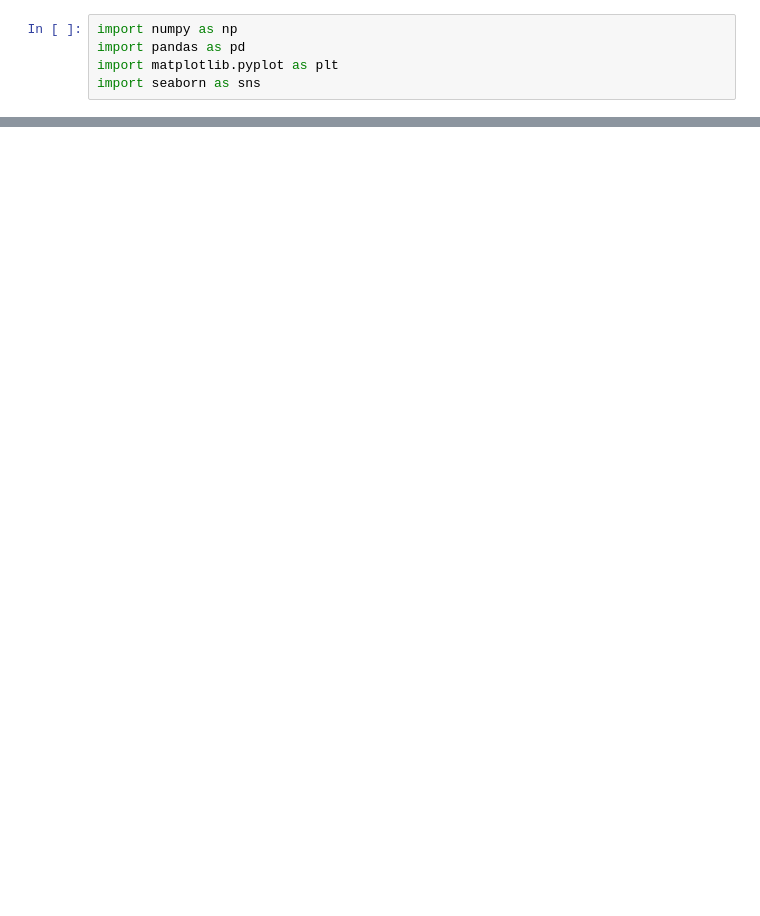
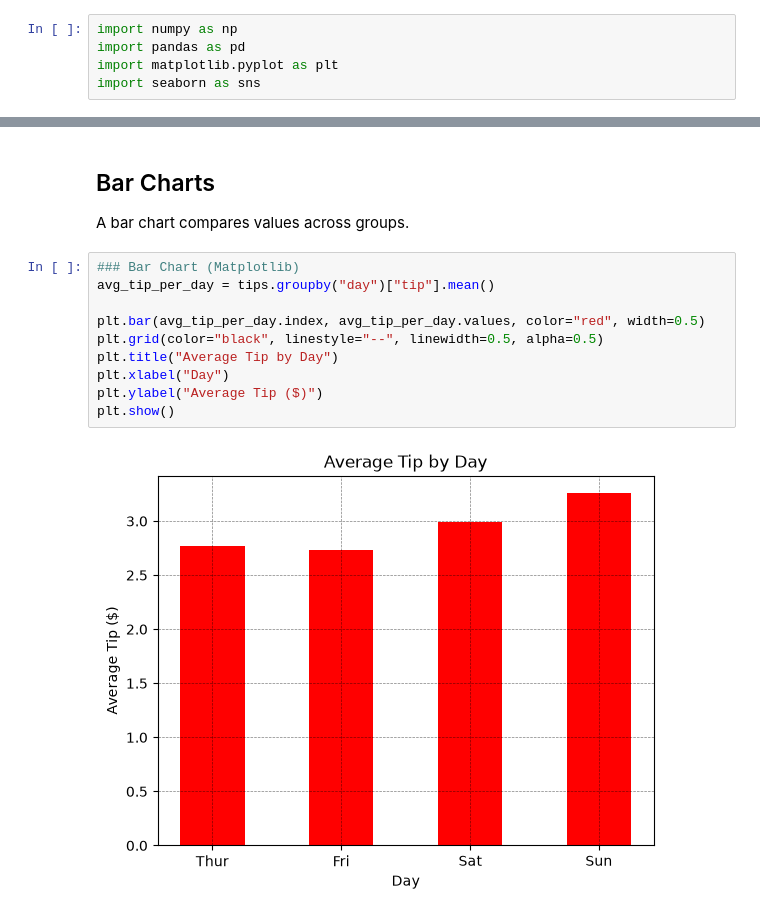
Before and after one commit to ahmed4mohamed4/machine_learning, a Jupyter notebook: 3_numpy_pandas_matplotlib/notebooks/matplotlib.ipynb, the cells around one changed output, grey strips where cells are left out. Saved outputs shown, nothing was run; the diff lists cells and outputs as text; blank space fills up the shorter version.

```diff
--- a/3_numpy_pandas_matplotlib/notebooks/matplotlib.ipynb
+++ b/3_numpy_pandas_matplotlib/notebooks/matplotlib.ipynb
@@ -182,0 +58,16 @@ Data without outliers: [ 0.00597526 -0.76028489 -0.66886391 -0.3618864  -1.09610
+# %% [markdown]
+## Bar Charts
+
+A bar chart compares values across groups.
+# %%
+### Bar Chart (Matplotlib)
+avg_tip_per_day = tips.groupby("day")["tip"].mean()
+
+plt.bar(avg_tip_per_day.index, avg_tip_per_day.values, color="red", width=0.5)
+plt.grid(color="black", linestyle="--", linewidth=0.5, alpha=0.5)
+plt.title("Average Tip by Day")
+plt.xlabel("Day")
+plt.ylabel("Average Tip ($)")
+plt.show()
+# %% [output]
+[figure, added]
```
Also changed, not shown: parts of 53 cells of this notebook, 1 other file.
